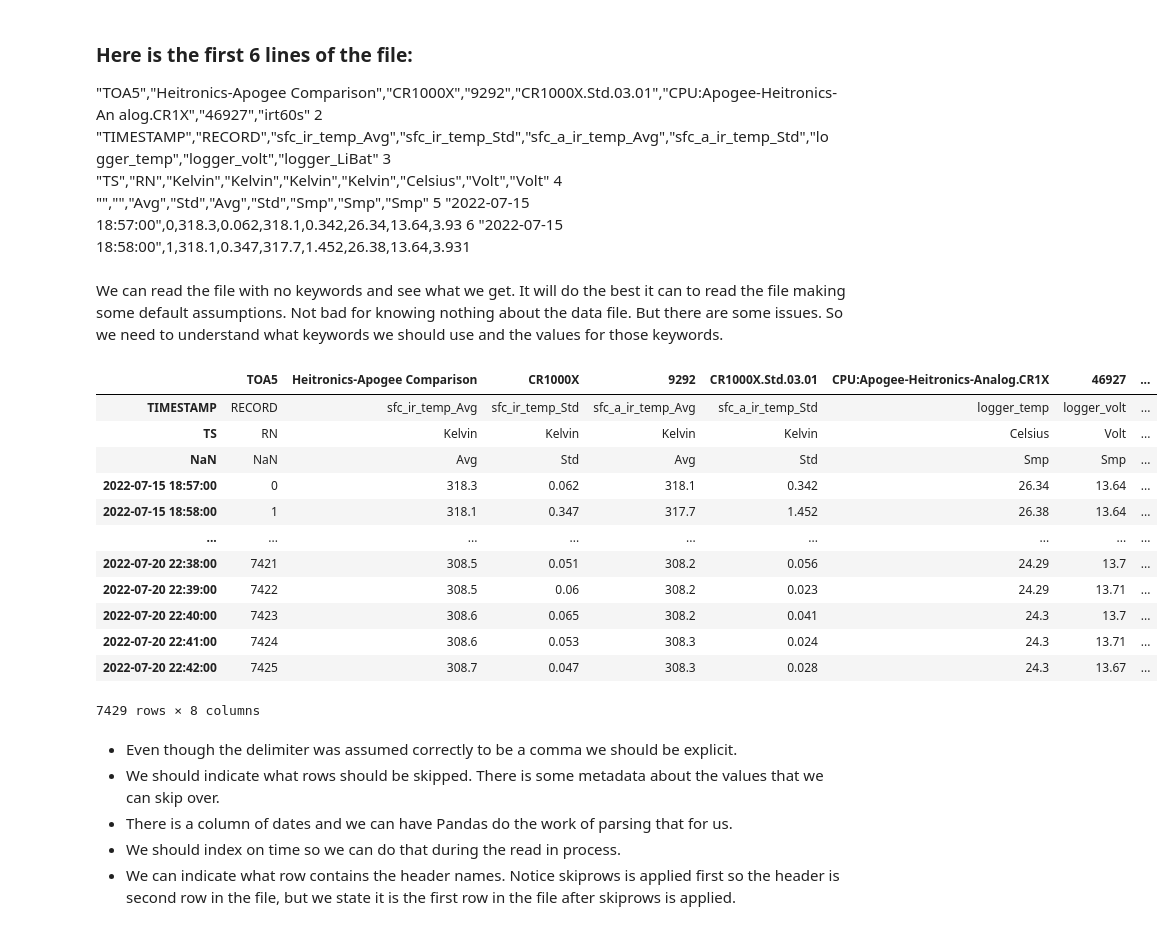
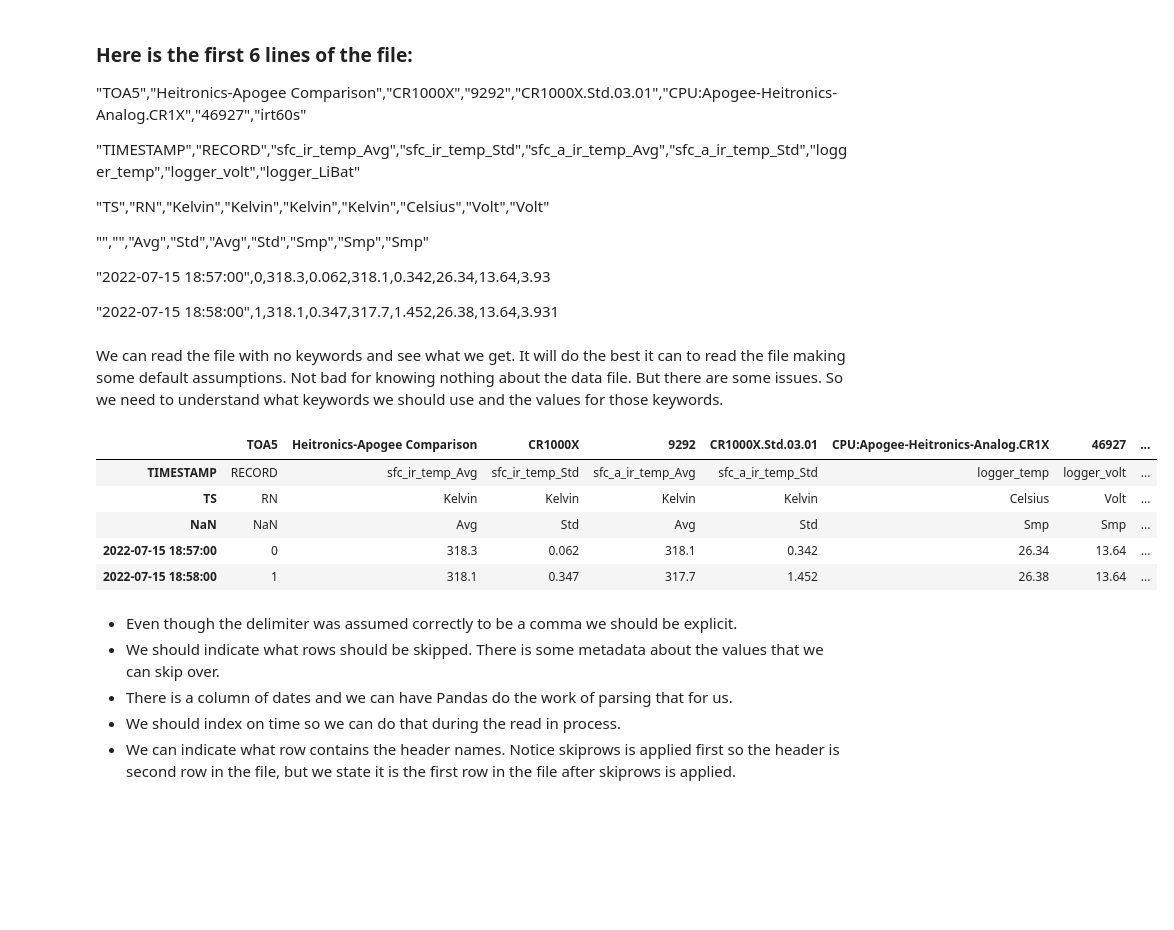
Before and after one commit to kenkehoe/AtmosphericPythonCourse, a Jupyter notebook: examples/csv_to_netcdf.ipynb, the cells around one changed output. Saved outputs shown, nothing was run; the diff lists cells and outputs as text; code cells hidden in the pictures; blank space fills up the shorter version.

```diff
--- a/examples/csv_to_netcdf.ipynb
+++ b/examples/csv_to_netcdf.ipynb
@@ -7,31 +6,29 @@ filename = Path('data', 'Heitronics-Apogee_Comparison_irt60s.dat')
 # %% [markdown]
 ### Here is the first 6 lines of the file:
 
-"TOA5","Heitronics-Apogee Comparison","CR1000X","9292","CR1000X.Std.03.01","CPU:Apogee-Heitronics-An     alog.CR1X","46927","irt60s"
-   2 "TIMESTAMP","RECORD","sfc_ir_temp_Avg","sfc_ir_temp_Std","sfc_a_ir_temp_Avg","sfc_a_ir_temp_Std","lo     gger_temp","logger_volt","logger_LiBat"
-   3 "TS","RN","Kelvin","Kelvin","Kelvin","Kelvin","Celsius","Volt","Volt"
-   4 "","","Avg","Std","Avg","Std","Smp","Smp","Smp"
-   5 "2022-07-15 18:57:00",0,318.3,0.062,318.1,0.342,26.34,13.64,3.93
-   6 "2022-07-15 18:58:00",1,318.1,0.347,317.7,1.452,26.38,13.64,3.931
+"TOA5","Heitronics-Apogee Comparison","CR1000X","9292","CR1000X.Std.03.01","CPU:Apogee-Heitronics-Analog.CR1X","46927","irt60s"
+
+"TIMESTAMP","RECORD","sfc_ir_temp_Avg","sfc_ir_temp_Std","sfc_a_ir_temp_Avg","sfc_a_ir_temp_Std","logger_temp","logger_volt","logger_LiBat"
+
+"TS","RN","Kelvin","Kelvin","Kelvin","Kelvin","Celsius","Volt","Volt"
+
+"","","Avg","Std","Avg","Std","Smp","Smp","Smp"
+
+"2022-07-15 18:57:00",0,318.3,0.062,318.1,0.342,26.34,13.64,3.93
+
+"2022-07-15 18:58:00",1,318.1,0.347,317.7,1.452,26.38,13.64,3.931
 # %% [markdown]
 We can read the file with no keywords and see what we get. It will do the best it can to read the file making some default assumptions. Not bad for knowing nothing about the data file. But there are some issues. So we need to understand what keywords we should use and the values for those keywords.
 # %%
 df = pd.read_csv(filename)
-df
+df[:5]
 # %% [output]
 |  | TOA5 | Heitronics-Apogee Comparison | CR1000X | 9292 | CR1000X.Std.03.01 | CPU:Apogee-Heitronics-Analog.CR1X | 46927 | ... |
 | TIMESTAMP | RECORD | sfc_ir_temp_Avg | sfc_ir_temp_Std | sfc_a_ir_temp_Avg | sfc_a_ir_temp_Std | logger_temp | logger_volt | ... |
 | TS | RN | Kelvin | Kelvin | Kelvin | Kelvin | Celsius | Volt | ... |
 | NaN | NaN | Avg | Std | Avg | Std | Smp | Smp | ... |
 | 2022-07-15 18:57:00 | 0 | 318.3 | 0.062 | 318.1 | 0.342 | 26.34 | 13.64 | ... |
 | 2022-07-15 18:58:00 | 1 | 318.1 | 0.347 | 317.7 | 1.452 | 26.38 | 13.64 | ... |
-| ... | ... | ... | ... | ... | ... | ... | ... | ... |
-| 2022-07-20 22:38:00 | 7421 | 308.5 | 0.051 | 308.2 | 0.056 | 24.29 | 13.7 | ... |
-| 2022-07-20 22:39:00 | 7422 | 308.5 | 0.06 | 308.2 | 0.023 | 24.29 | 13.71 | ... |
-| 2022-07-20 22:40:00 | 7423 | 308.6 | 0.065 | 308.2 | 0.041 | 24.3 | 13.7 | ... |
-| 2022-07-20 22:41:00 | 7424 | 308.6 | 0.053 | 308.3 | 0.024 | 24.3 | 13.71 | ... |
-| 2022-07-20 22:42:00 | 7425 | 308.7 | 0.047 | 308.3 | 0.028 | 24.3 | 13.67 | ... |
-7429 rows × 8 columns
 # %% [markdown]
 - Even though the delimiter was assumed correctly to be a comma we should be explicit.
 - We should indicate what rows should be skipped. There is some metadata about the values that we can skip over.
```
Also changed, not shown: parts of 5 cells of this notebook.
